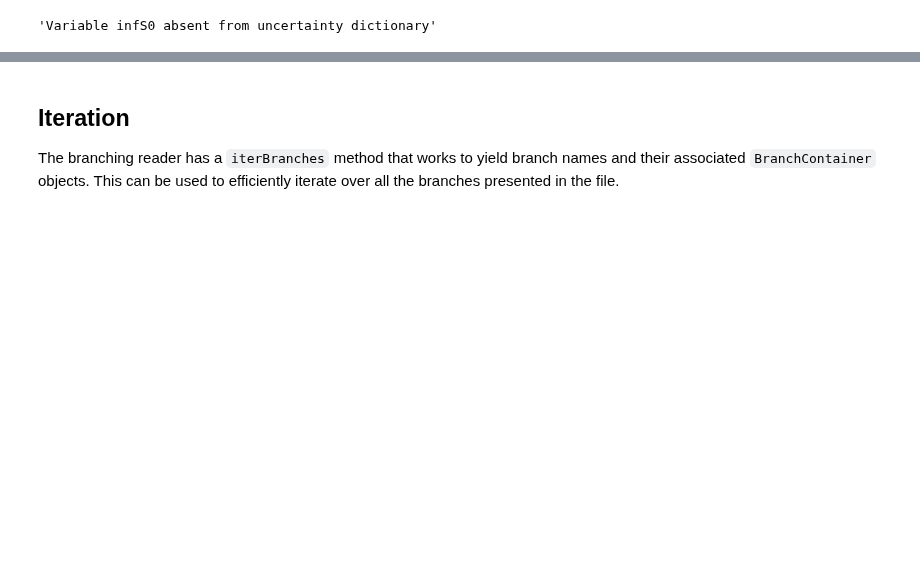
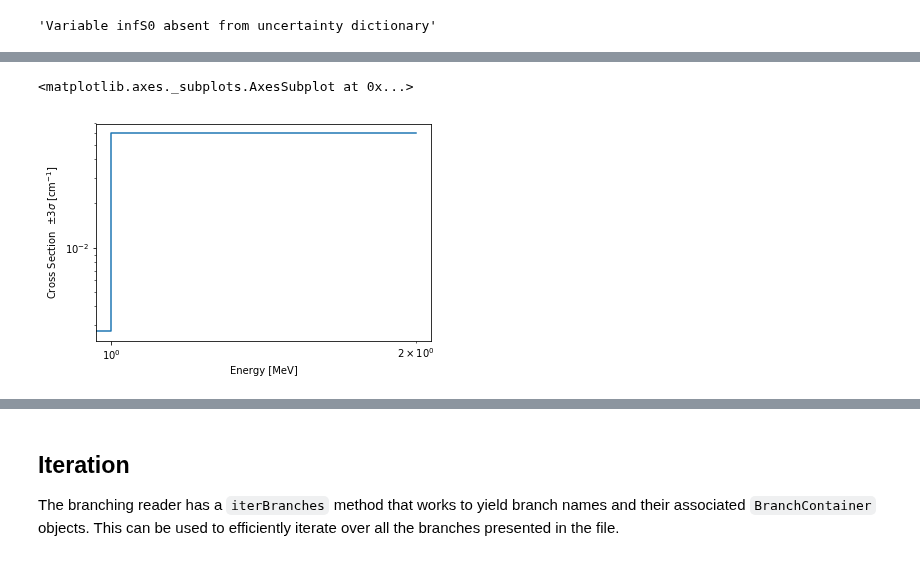
Before and after one commit to CORE-GATECH-GROUP/serpent-tools, a Jupyter notebook: examples/Branching.ipynb, the cells around one changed output, grey strips where cells are left out. Cells and saved outputs as stored; diff of their text form; code cells hidden in the pictures; blank space fills up the shorter version.

```diff
--- a/examples/Branching.ipynb
+++ b/examples/Branching.ipynb
@@ -175,0 +181,5 @@ except KeyError as ke:  # no uncertainties here
+# %%
+univ0.plot('infFiss')
+# %% [output]
+<matplotlib.axes._subplots.AxesSubplot at 0x...>
+[figure, added]
```
Also changed, not shown: parts of 13 cells of this notebook, 15 other files.
